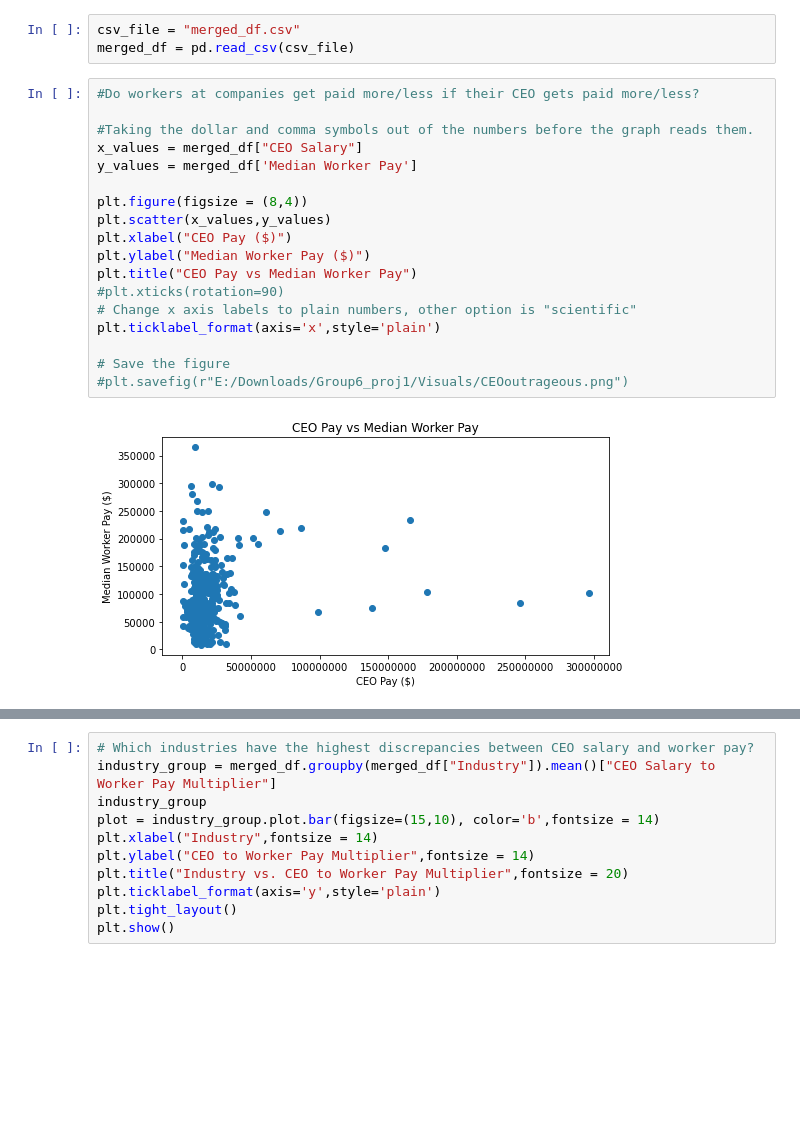
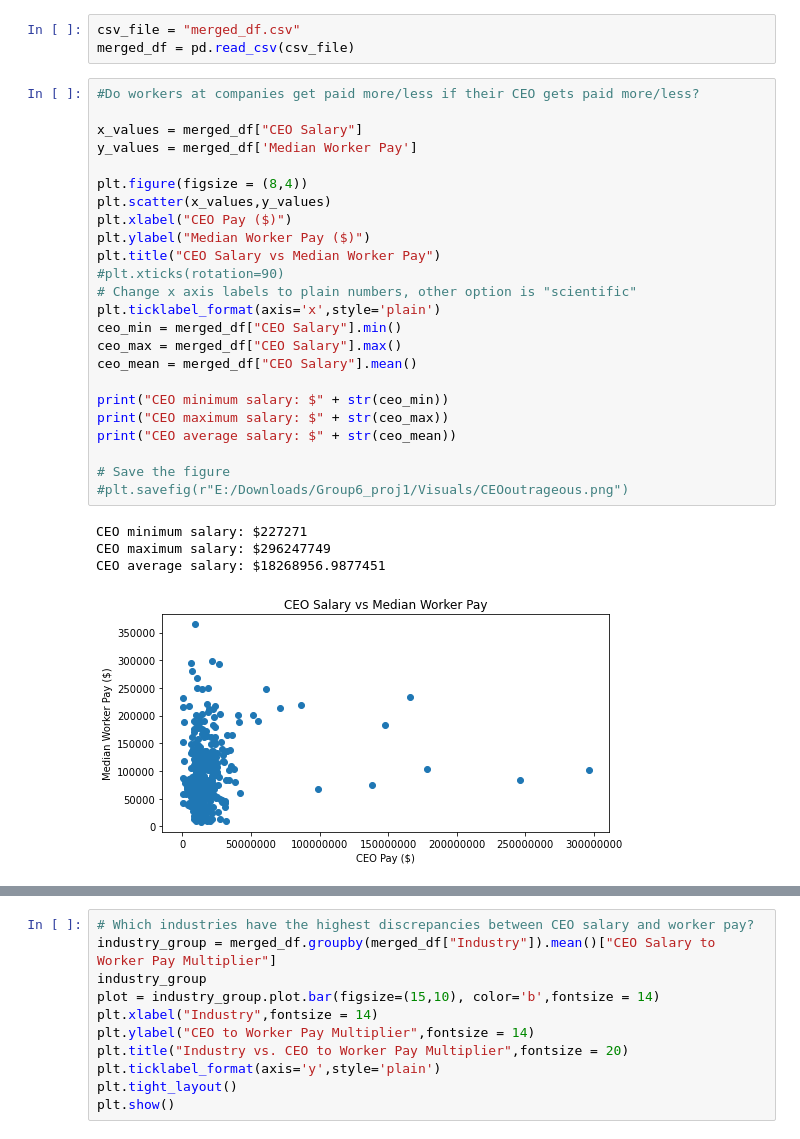
Before and after one commit to allison713/Group6_proj1, a Jupyter notebook: Data/datavisuals.ipynb, the cells around one changed output, grey strips where cells are left out. Saved outputs shown, nothing was run; the diff lists cells and outputs as text; blank space fills up the shorter version.

```diff
--- a/Data/datavisuals.ipynb
+++ b/Data/datavisuals.ipynb
@@ -13,20 +13,29 @@ merged_df = pd.read_csv(csv_file)
 # %%
 #Do workers at companies get paid more/less if their CEO gets paid more/less?
 
-#Taking the dollar and comma symbols out of the numbers before the graph reads them.
 x_values = merged_df["CEO Salary"]
 y_values = merged_df['Median Worker Pay']
 
 plt.figure(figsize = (8,4))
 plt.scatter(x_values,y_values)
 plt.xlabel("CEO Pay ($)")
 plt.ylabel("Median Worker Pay ($)")
-plt.title("CEO Pay vs Median Worker Pay")
+plt.title("CEO Salary vs Median Worker Pay")
 #plt.xticks(rotation=90)
 # Change x axis labels to plain numbers, other option is "scientific"
 plt.ticklabel_format(axis='x',style='plain')
+ceo_min = merged_df["CEO Salary"].min()
+ceo_max = merged_df["CEO Salary"].max()
+ceo_mean = merged_df["CEO Salary"].mean()
+
+print("CEO minimum salary: $" + str(ceo_min))
+print("CEO maximum salary: $" + str(ceo_max))
+print("CEO average salary: $" + str(ceo_mean))
 
 # Save the figure
 #plt.savefig(r"E:/Downloads/Group6_proj1/Visuals/CEOoutrageous.png")
 # %% [output]
+CEO minimum salary: $227271
+CEO maximum salary: $296247749
+CEO average salary: $18268956.9877451
-[figure, old version]
+[figure, new version]
```
Also changed, not shown: parts of 5 cells of this notebook.
